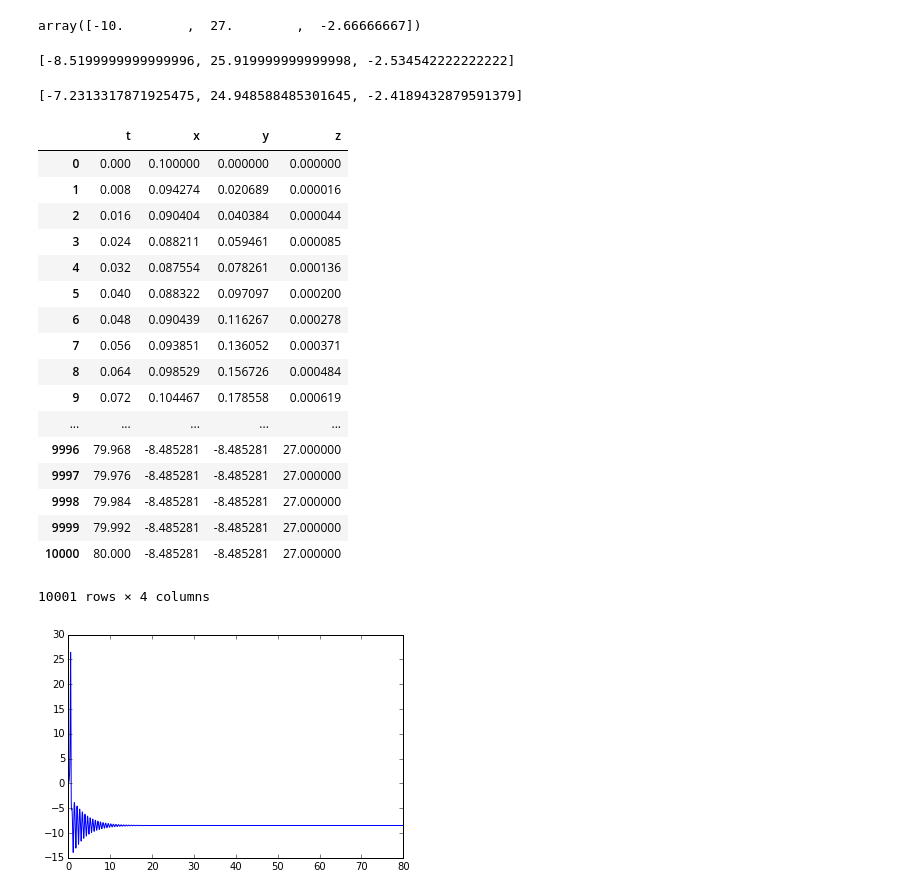
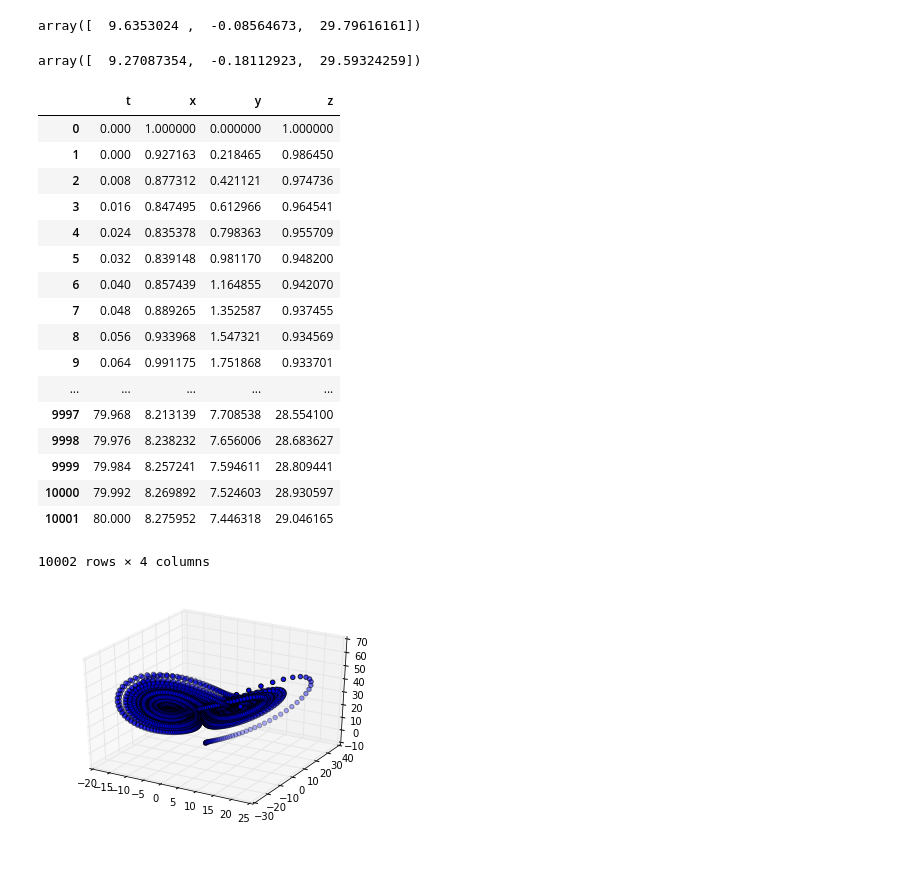
Before and after one commit to arjunreddyt/CS510-Fall2015-Midterm, a Jupyter notebook: MidTermProject.ipynb, the cells around one changed output. Saved outputs shown, nothing was run; the diff lists cells and outputs as text; code cells hidden in the pictures; blank space fills up the shorter version.

```diff
--- a/MidTermProject.ipynb
+++ b/MidTermProject.ipynb
@@ -152,43 +137,38 @@ class Attractor(object):
         plt.scatter(
             self.solution['x'], self.solution['y'], self.solution['z'])
         plot.show()
+# %%
+obj.rk2([10,0,30])
+# %% [output]
+array([  9.6353024 ,  -0.08564673,  29.79616161])
+# %%
+obj=Attractor()
+obj.rk4([10,0,30])
+# %% [output]
+array([  9.27087354,  -0.18112923,  29.59324259])
 # %%
 obj=Attractor()
-obj.euler([1,0,1])
+obj.evolve([1,0,1], order=4)
 # %% [output]
+|  | t | x | y | z |
+| 0 | 0.000 | 1.000000 | 0.000000 | 1.000000 |
+| 1 | 0.000 | 0.927163 | 0.218465 | 0.986450 |
+| 2 | 0.008 | 0.877312 | 0.421121 | 0.974736 |
+| 3 | 0.016 | 0.847495 | 0.612966 | 0.964541 |
+| 4 | 0.024 | 0.835378 | 0.798363 | 0.955709 |
+| 5 | 0.032 | 0.839148 | 0.981170 | 0.948200 |
+| 6 | 0.040 | 0.857439 | 1.164855 | 0.942070 |
+| 7 | 0.048 | 0.889265 | 1.352587 | 0.937455 |
+| 8 | 0.056 | 0.933968 | 1.547321 | 0.934569 |
+| 9 | 0.064 | 0.991175 | 1.751868 | 0.933701 |
+| ... | ... | ... | ... | ... |
+| 9997 | 79.968 | 8.213139 | 7.708538 | 28.554100 |
+| 9998 | 79.976 | 8.238232 | 7.656006 | 28.683627 |
+| 9999 | 79.984 | 8.257241 | 7.594611 | 28.809441 |
+| 10000 | 79.992 | 8.269892 | 7.524603 | 28.930597 |
+| 10001 | 80.000 | 8.275952 | 7.446318 | 29.046165 |
-array([-10.        ,  27.        ,  -2.66666667])
+10002 rows × 4 columns
-# %%
-obj=Attractor()
-obj.rk2([1,0,1])
-# %% [output]
-[-8.5199999999999996, 25.919999999999998, -2.534542222222222]
-# %%
-obj=Attractor()
-obj.rk4([1,0,1])
-# %% [output]
-[-7.2313317871925475, 24.948588485301645, -2.4189432879591379]
 # %%
-obj.evolve()
+obj.plot3d()
 # %% [output]
-|  | t | x | y | z |
-| 0 | 0.000 | 0.100000 | 0.000000 | 0.000000 |
-| 1 | 0.008 | 0.094274 | 0.020689 | 0.000016 |
-| 2 | 0.016 | 0.090404 | 0.040384 | 0.000044 |
-| 3 | 0.024 | 0.088211 | 0.059461 | 0.000085 |
-| 4 | 0.032 | 0.087554 | 0.078261 | 0.000136 |
-| 5 | 0.040 | 0.088322 | 0.097097 | 0.000200 |
-| 6 | 0.048 | 0.090439 | 0.116267 | 0.000278 |
-| 7 | 0.056 | 0.093851 | 0.136052 | 0.000371 |
-| 8 | 0.064 | 0.098529 | 0.156726 | 0.000484 |
-| 9 | 0.072 | 0.104467 | 0.178558 | 0.000619 |
-| ... | ... | ... | ... | ... |
-| 9996 | 79.968 | -8.485281 | -8.485281 | 27.000000 |
-| 9997 | 79.976 | -8.485281 | -8.485281 | 27.000000 |
-| 9998 | 79.984 | -8.485281 | -8.485281 | 27.000000 |
-| 9999 | 79.992 | -8.485281 | -8.485281 | 27.000000 |
-| 10000 | 80.000 | -8.485281 | -8.485281 | 27.000000 |
-10001 rows × 4 columns
+[figure, added]
-# %%
-obj.ploty()
-# %% [output]
-[figure, removed]
```
Also changed, not shown: parts of 1 cell of this notebook, 1 other file.
